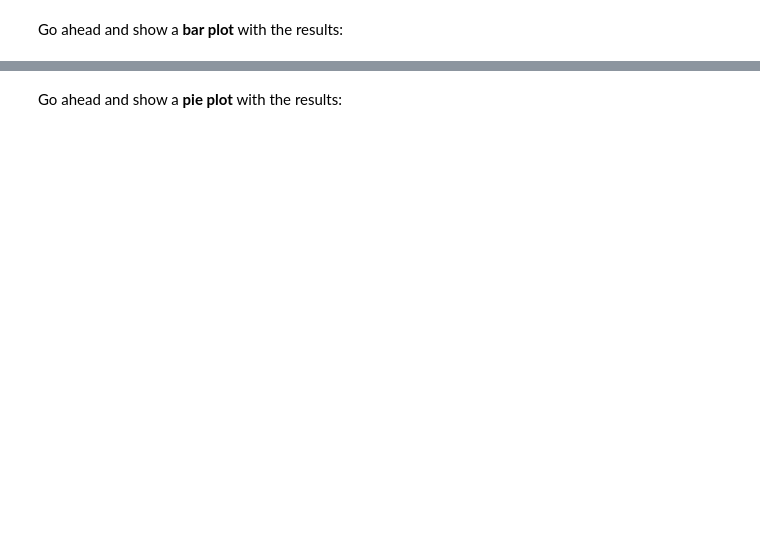
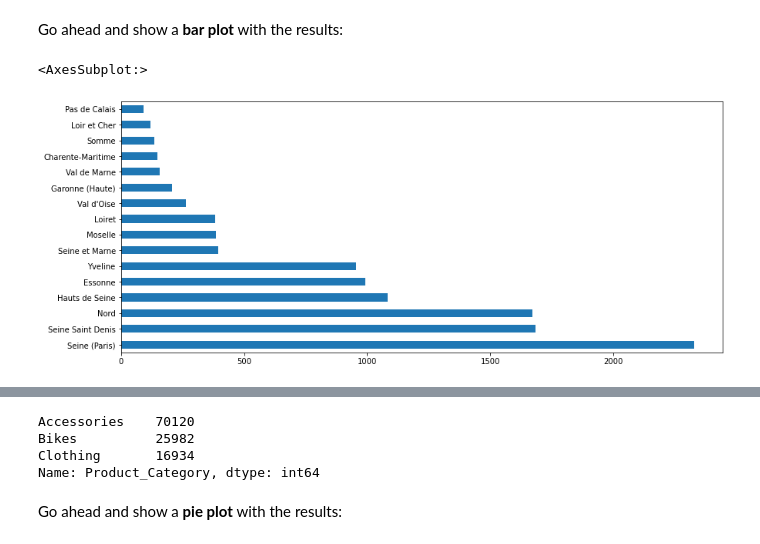
Before and after one commit to jeevasaeyan/FreeCodeCamp-Pandas-Real-Life-Example, a Jupyter notebook: Exercises_1.ipynb, the cells around one changed output, grey strips where cells are left out. Drawn from its saved outputs; the diff is of its cells as text; code cells hidden in the pictures; blank space fills up the shorter version.

```diff
--- a/Exercises_1.ipynb
+++ b/Exercises_1.ipynb
@@ -323,3 +348,7 @@ france_states
 Go ahead and show a <b>bar plot</b> with the results:
 # %%
 # your code goes here
+sales.loc[sales['Country'] == 'France', 'State'].value_counts().plot.barh(figsize=(14,6))
+# %% [output]
+<AxesSubplot:>
+[figure, added]
@@ -331,3 +358,9 @@ france_states.plot(kind='bar', figsize=(14,6))
 ### How many sales were made per category?
 # %%
 # your code goes here
+sales['Product_Category'].value_counts()
+# %% [output]
+Accessories    70120
+Bikes          25982
+Clothing       16934
+Name: Product_Category, dtype: int64
```
Also changed, not shown: parts of 38 cells of this notebook.
